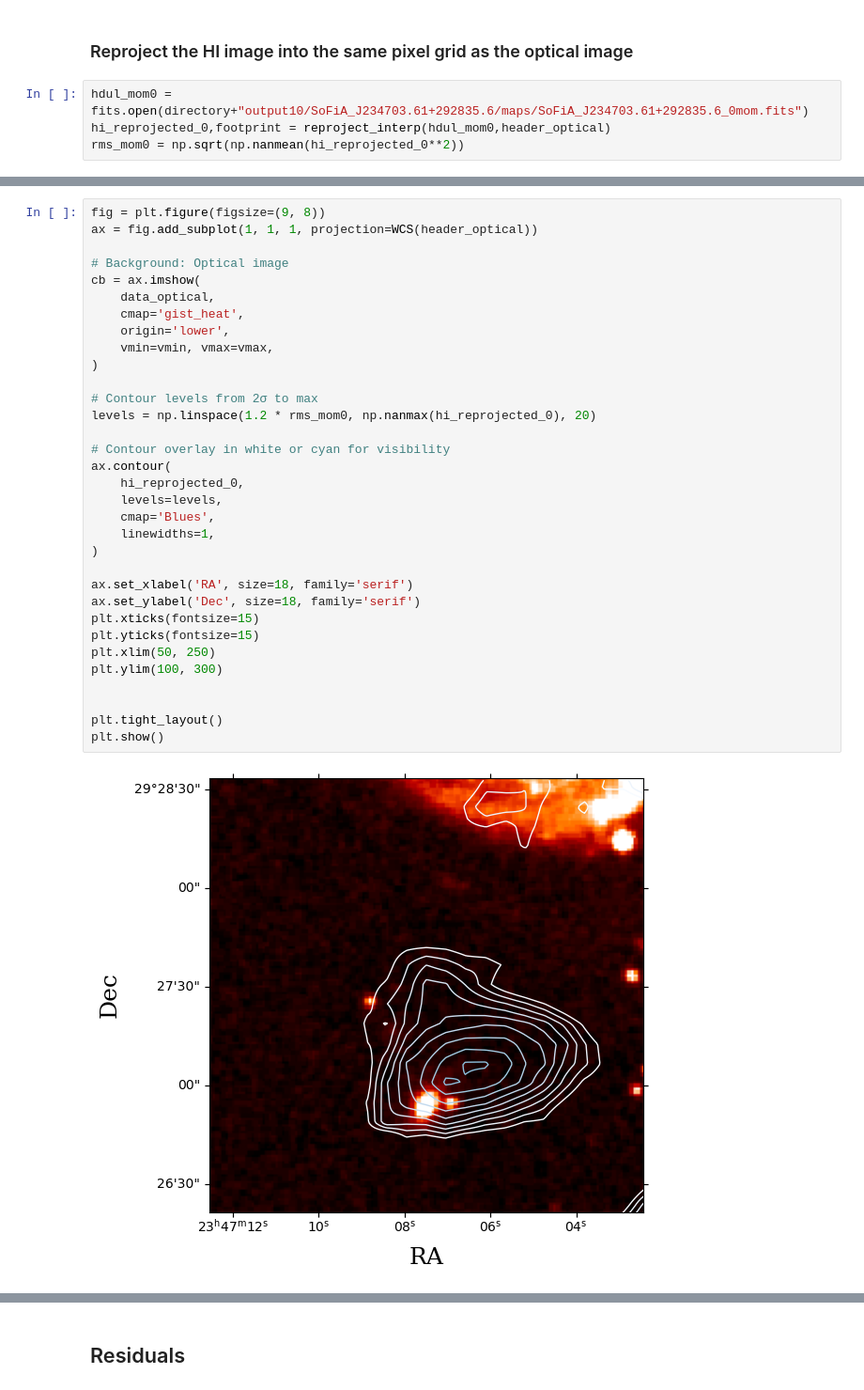
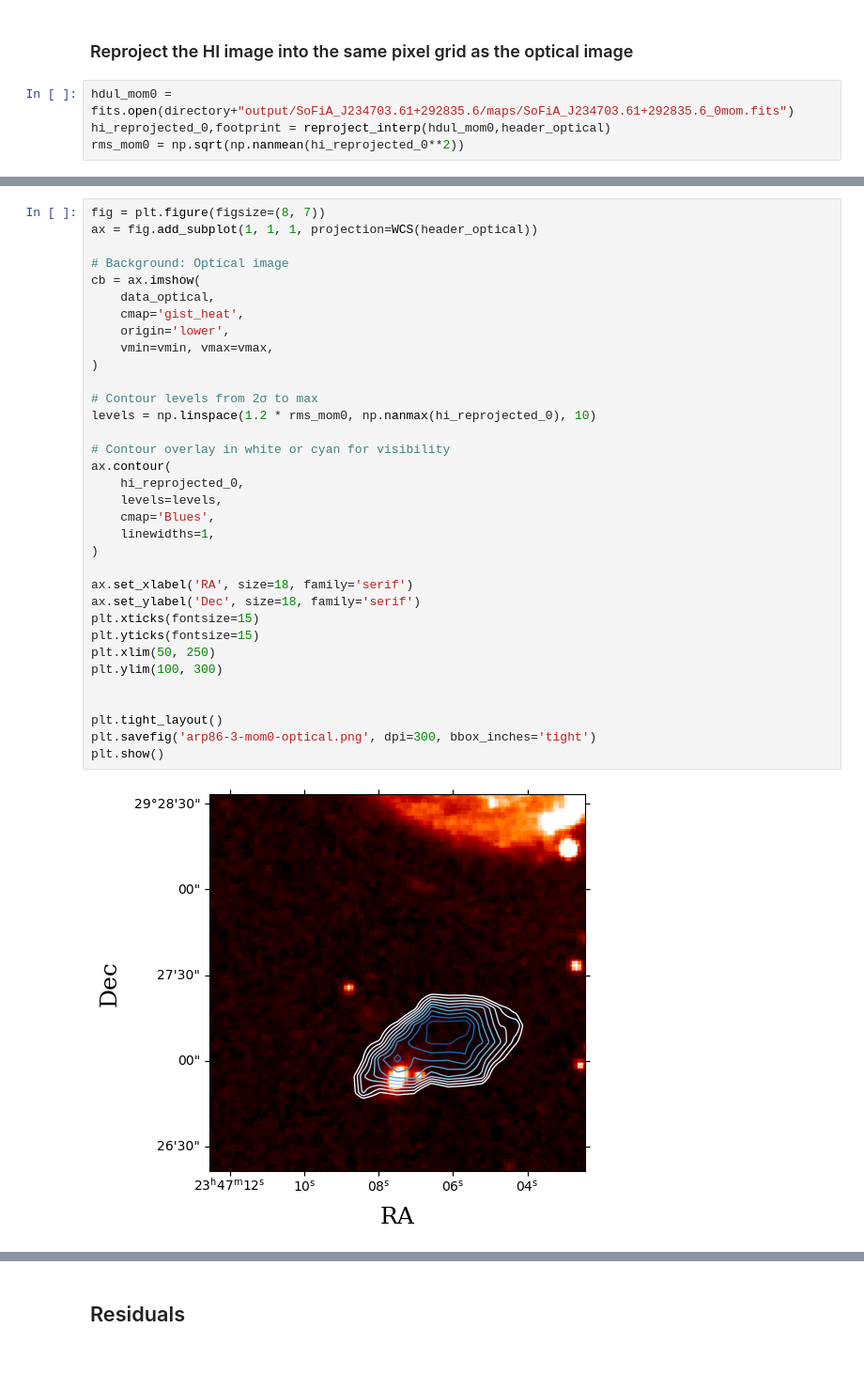
Before and after one commit to AnyelTars/Arp86-Galaxy-System, a Jupyter notebook: USNOA2-1125-19940303/arp86-3_bbaraolo_model.ipynb, the cells around one changed output, grey strips where cells are left out. Shown at 94% size. Cells and saved outputs as stored; diff of their text form; blank space fills up the shorter version.

```diff
--- a/USNOA2-1125-19940303/arp86-3_bbaraolo_model.ipynb
+++ b/USNOA2-1125-19940303/arp86-3_bbaraolo_model.ipynb
@@ -45,7 +45,7 @@ plt.show()
 # %% [markdown]
 ### Reproject the HI image into the same pixel grid as the optical image
 # %%
-hdul_mom0 = fits.open(directory+"output10/SoFiA_J234703.61+292835.6/maps/SoFiA_J234703.61+292835.6_0mom.fits")
+hdul_mom0 = fits.open(directory+"output/SoFiA_J234703.61+292835.6/maps/SoFiA_J234703.61+292835.6_0mom.fits")
 hi_reprojected_0,footprint = reproject_interp(hdul_mom0,header_optical)
 rms_mom0 = np.sqrt(np.nanmean(hi_reprojected_0**2))
 # %%
@@ -68,37 +68,38 @@ array([0.38703305, 0.39196017, 0.39688729, 0.40181442, 0.40674154,
 # %%
-fig = plt.figure(figsize=(9, 8))
+fig = plt.figure(figsize=(8, 7))
 ax = fig.add_subplot(1, 1, 1, projection=WCS(header_optical))
 
 # Background: Optical image
 cb = ax.imshow(
     data_optical,
     cmap='gist_heat',
     origin='lower',
     vmin=vmin, vmax=vmax,
 )
 
 # Contour levels from 2σ to max
-levels = np.linspace(1.2 * rms_mom0, np.nanmax(hi_reprojected_0), 20)
+levels = np.linspace(1.2 * rms_mom0, np.nanmax(hi_reprojected_0), 10)
 
 # Contour overlay in white or cyan for visibility
 ax.contour(
     hi_reprojected_0,
     levels=levels,
     cmap='Blues',
     linewidths=1,
 )
 
 ax.set_xlabel('RA', size=18, family='serif')
 ax.set_ylabel('Dec', size=18, family='serif')
 plt.xticks(fontsize=15)
 plt.yticks(fontsize=15)
 plt.xlim(50, 250)
 plt.ylim(100, 300)
 
 
 plt.tight_layout()
+plt.savefig('arp86-3-mom0-optical.png', dpi=300, bbox_inches='tight')
 plt.show()
 # %% [output]
-[figure, old version]
+[figure, new version]
 # %%
 # compute the reprojection for moment 1
```
Also changed, not shown: parts of 16 cells of this notebook.
